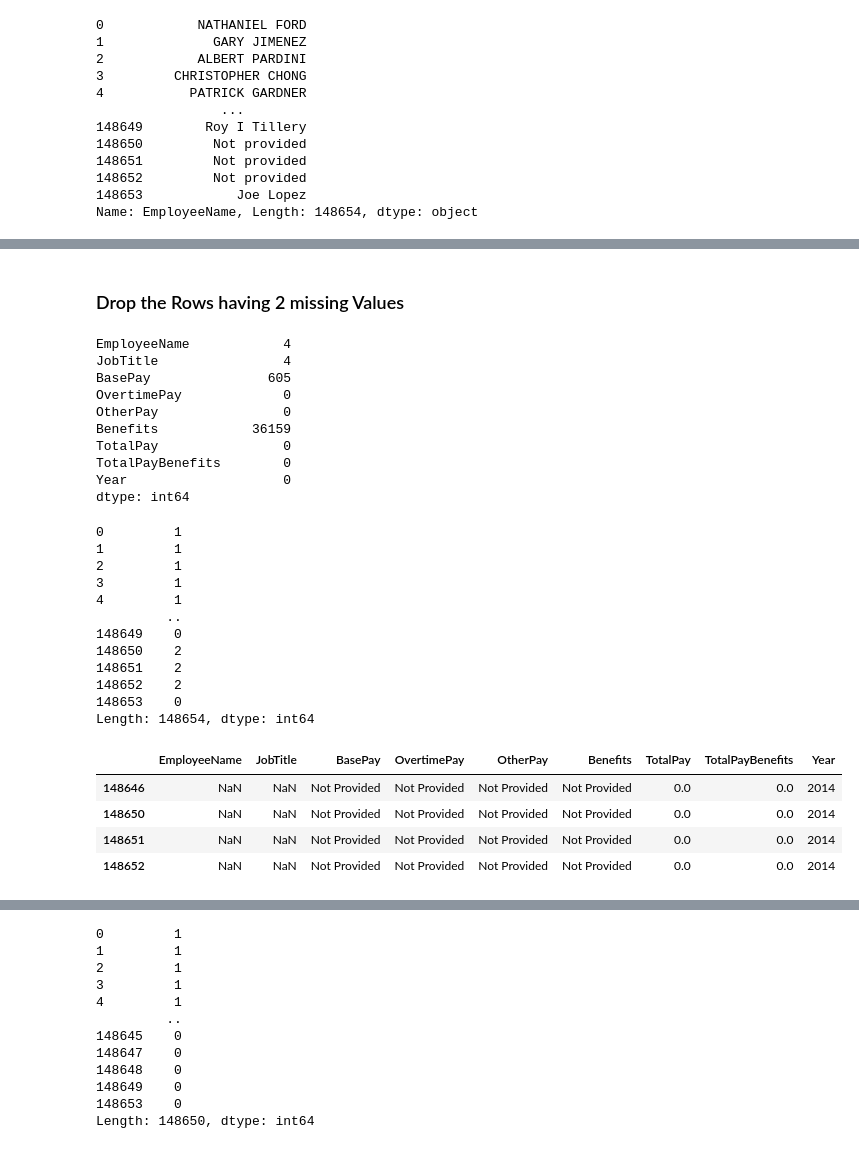
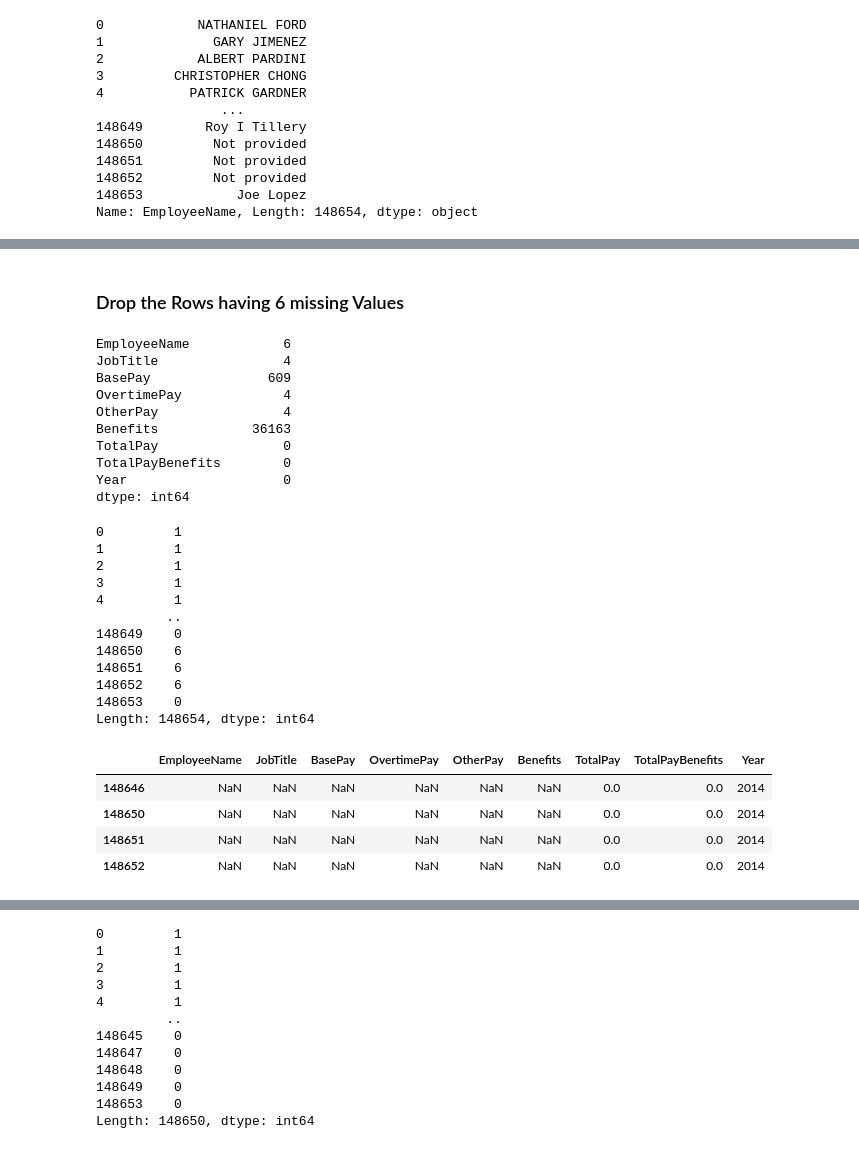
Before and after one commit to anandguptakgp/Pandas, a Jupyter notebook: P02_DA_SF_salaries/Project_2_SF_Salaries.ipynb, the cells around one changed output, grey strips where cells are left out. Cells and saved outputs as stored; diff of their text form; code cells hidden in the pictures.

```diff
--- a/P02_DA_SF_salaries/Project_2_SF_Salaries.ipynb
+++ b/P02_DA_SF_salaries/Project_2_SF_Salaries.ipynb
@@ -3,7 +3,7 @@ Dataset: https://www.kaggle.com/datasets/kaggle/sf-salaries
 # %%
 import pandas as pd
 # %%
-data = pd.read_csv('Salaries.csv')
+data = pd.read_csv('Salaries.csv', na_values='Not Provided')
 # %%
 data
 # %% [output]
@@ -426,15 +430,15 @@ data
 148654 rows × 9 columns
 # %% [markdown]
-### Drop the Rows having 2 missing Values
+### Drop the Rows having 6 missing Values
 # %%
 data.isnull() .sum()
 # %% [output]
-EmployeeName            4
+EmployeeName            6
 JobTitle                4
-BasePay               605
-OvertimePay             0
-OtherPay                0
-Benefits            36159
+BasePay               609
+OvertimePay             4
+OtherPay                4
+Benefits            36163
 TotalPay                0
 TotalPayBenefits        0
 Year                    0
@@ -449,17 +453,17 @@ data.isnull().sum(axis=1)
 4         1
          ..
 148649    0
-148650    2
-148651    2
-148652    2
+148650    6
+148651    6
+148652    6
 148653    0
 Length: 148654, dtype: int64
 # %%
-data[data.isnull().sum(axis=1)== 2]
+data[data.isnull().sum(axis=1)== 6]
 # %% [output]
 |  | EmployeeName | JobTitle | BasePay | OvertimePay | OtherPay | Benefits | TotalPay | TotalPayBenefits | Year |
-| 148646 | NaN | NaN | Not Provided | Not Provided | Not Provided | Not Provided | 0.0 | 0.0 | 2014 |
-| 148650 | NaN | NaN | Not Provided | Not Provided | Not Provided | Not Provided | 0.0 | 0.0 | 2014 |
-| 148651 | NaN | NaN | Not Provided | Not Provided | Not Provided | Not Provided | 0.0 | 0.0 | 2014 |
-| 148652 | NaN | NaN | Not Provided | Not Provided | Not Provided | Not Provided | 0.0 | 0.0 | 2014 |
+| 148646 | NaN | NaN | NaN | NaN | NaN | NaN | 0.0 | 0.0 | 2014 |
+| 148650 | NaN | NaN | NaN | NaN | NaN | NaN | 0.0 | 0.0 | 2014 |
+| 148651 | NaN | NaN | NaN | NaN | NaN | NaN | 0.0 | 0.0 | 2014 |
+| 148652 | NaN | NaN | NaN | NaN | NaN | NaN | 0.0 | 0.0 | 2014 |
 # %%
```
Also changed, not shown: parts of 16 cells of this notebook.
